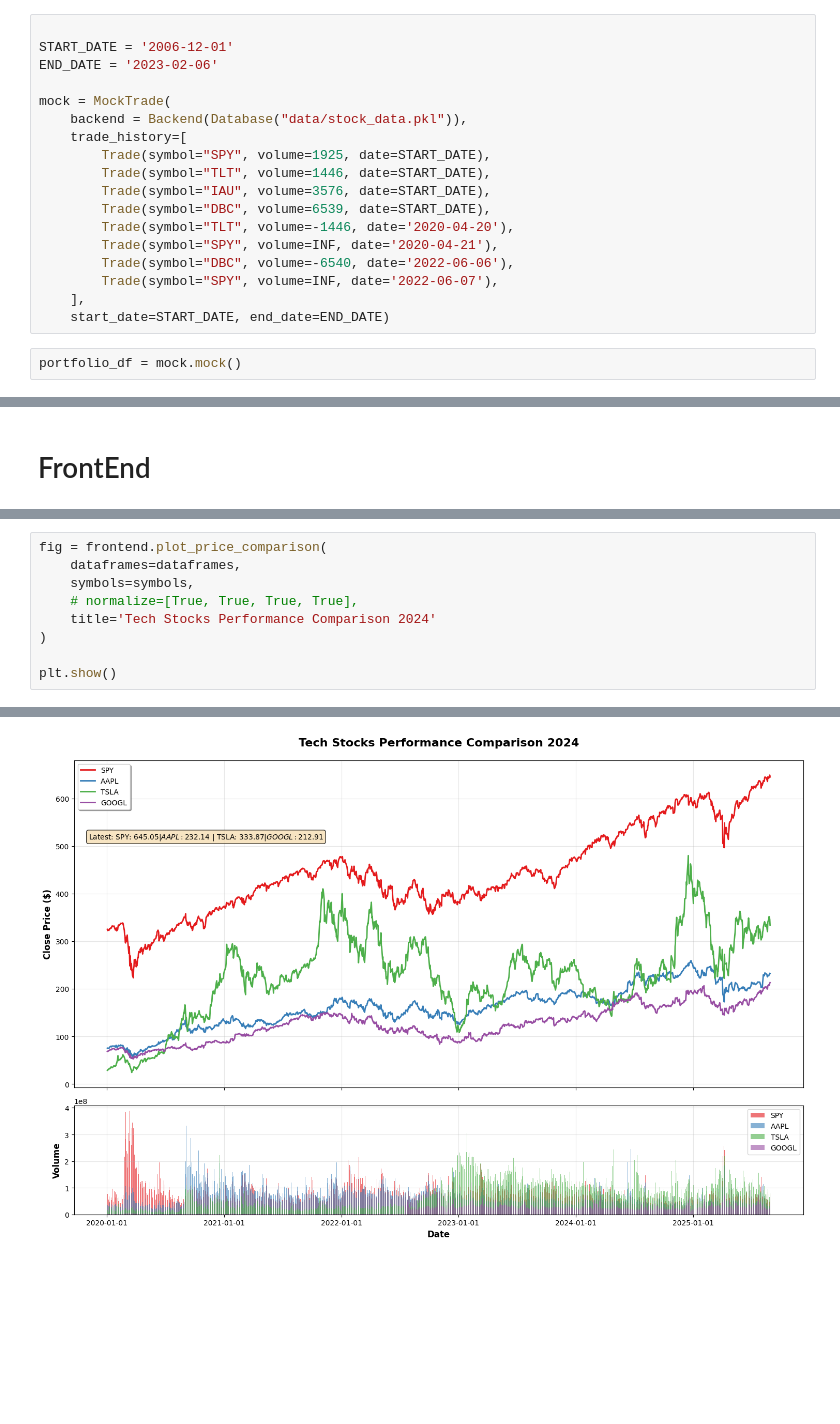
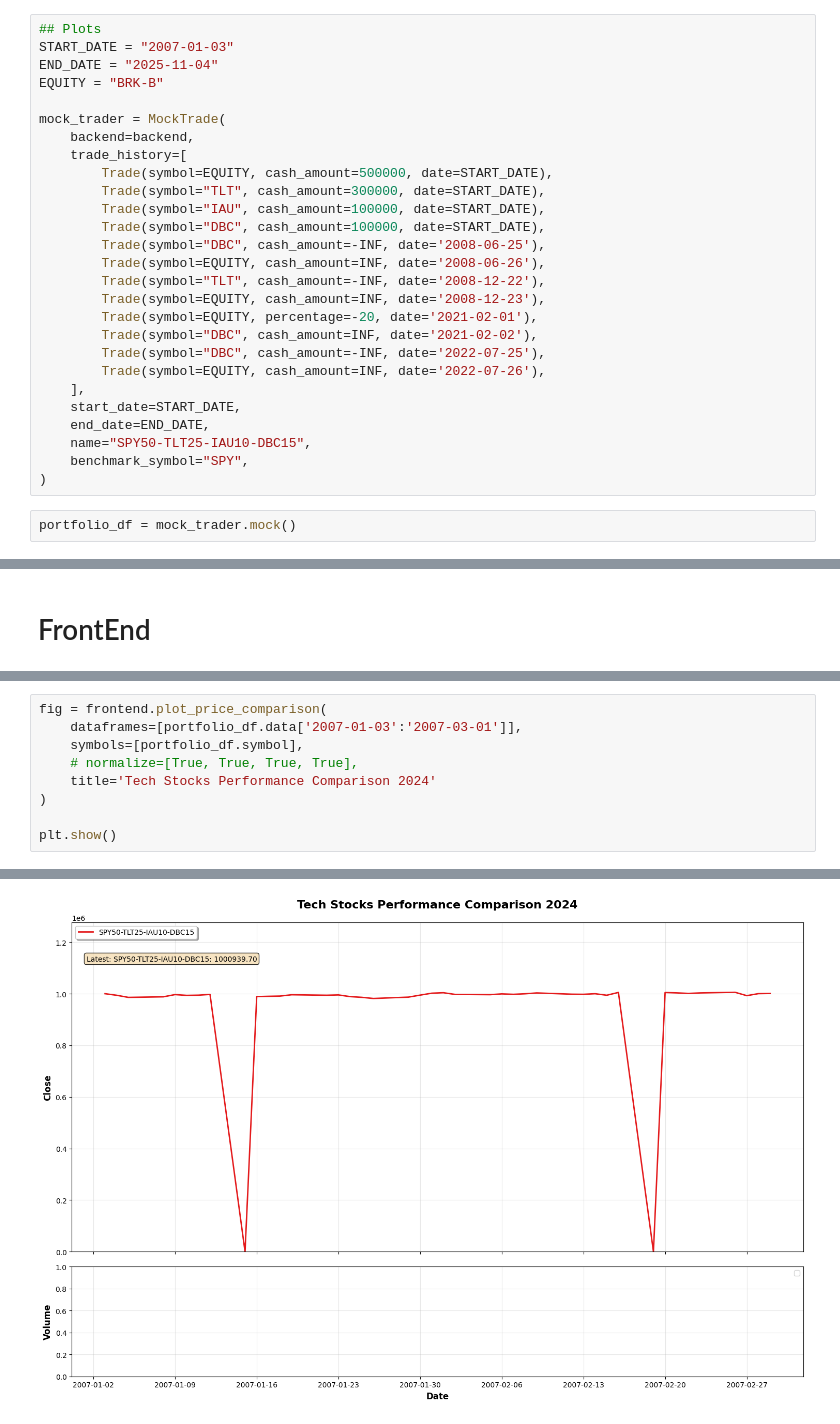
Before and after one commit to farrellsc/StockAnalysis, a Jupyter notebook: playground.ipynb, the cells around one changed output, grey strips where cells are left out. Cells and saved outputs as stored; diff of their text form; blank space fills up the shorter version.

```diff
--- a/playground.ipynb
+++ b/playground.ipynb
@@ -305,23 +305,32 @@ backend.get_yoy_cpi_inflation()
 # %% [markdown]
 # MockTrade
 # %%
+## Plots
+START_DATE = "2007-01-03"
+END_DATE = "2025-11-04"
+EQUITY = "BRK-B"
 
-START_DATE = '2006-12-01'
-END_DATE = '2023-02-06'
-
-mock = MockTrade(
-    backend = Backend(Database("data/stock_data.pkl")),
+mock_trader = MockTrade(
+    backend=backend,
     trade_history=[
-        Trade(symbol="SPY", volume=1925, date=START_DATE),
-        Trade(symbol="TLT", volume=1446, date=START_DATE),
-        Trade(symbol="IAU", volume=3576, date=START_DATE),
-        Trade(symbol="DBC", volume=6539, date=START_DATE),
-        Trade(symbol="TLT", volume=-1446, date='2020-04-20'),
-        Trade(symbol="SPY", volume=INF, date='2020-04-21'),
-        Trade(symbol="DBC", volume=-6540, date='2022-06-06'),
-        Trade(symbol="SPY", volume=INF, date='2022-06-07'),
+        Trade(symbol=EQUITY, cash_amount=500000, date=START_DATE),
+        Trade(symbol="TLT", cash_amount=300000, date=START_DATE),
+        Trade(symbol="IAU", cash_amount=100000, date=START_DATE),
+        Trade(symbol="DBC", cash_amount=100000, date=START_DATE),
+        Trade(symbol="DBC", cash_amount=-INF, date='2008-06-25'),
+        Trade(symbol=EQUITY, cash_amount=INF, date='2008-06-26'),
+        Trade(symbol="TLT", cash_amount=-INF, date='2008-12-22'),
+        Trade(symbol=EQUITY, cash_amount=INF, date='2008-12-23'),
+        Trade(symbol=EQUITY, percentage=-20, date='2021-02-01'),
+        Trade(symbol="DBC", cash_amount=INF, date='2021-02-02'),
+        Trade(symbol="DBC", cash_amount=-INF, date='2022-07-25'),
+        Trade(symbol=EQUITY, cash_amount=INF, date='2022-07-26'),
     ],
-    start_date=START_DATE, end_date=END_DATE)
+    start_date=START_DATE,
+    end_date=END_DATE,
+    name="SPY50-TLT25-IAU10-DBC15",
+    benchmark_symbol="SPY",
+)
 # %%
-portfolio_df = mock.mock()
+portfolio_df = mock_trader.mock()
 # %% [output]
@@ -419,7 +428,7 @@ tbill_rates (R): Latest:    4.283 | Min:    0.045 | Max:    5.451 | Avg:    2.67
 # %%
 fig = frontend.plot_price_comparison(
-    dataframes=dataframes,
-    symbols=symbols,
+    dataframes=[portfolio_df.data['2007-01-03':'2007-03-01']],
+    symbols=[portfolio_df.symbol],
     # normalize=[True, True, True, True],
     title='Tech Stocks Performance Comparison 2024'
 )
@@ -444 +446 @@ GOOGL False
-[figure, old version]
+[figure, new version]
```
Also changed, not shown: parts of 4 cells of this notebook, 2 other files.
